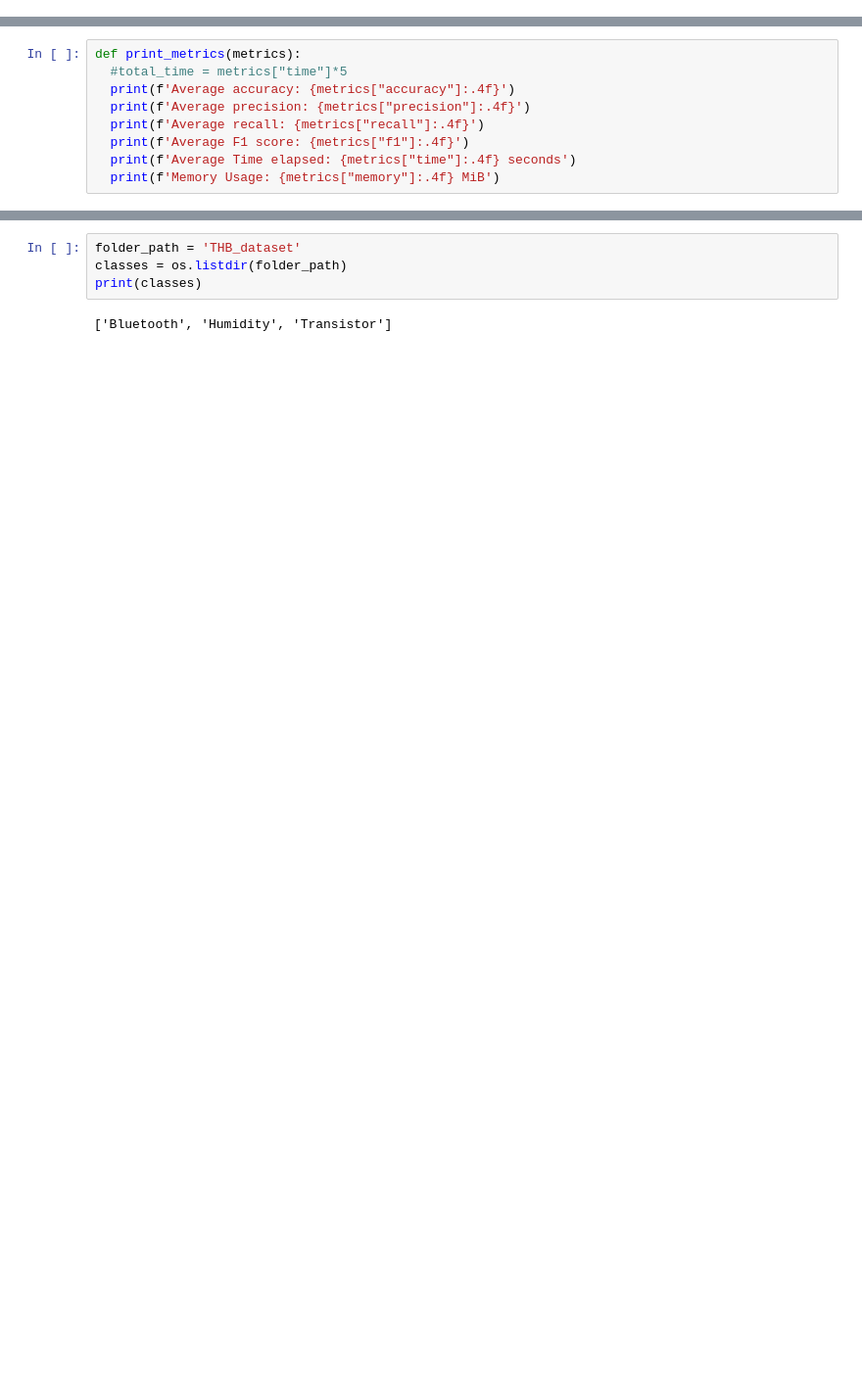
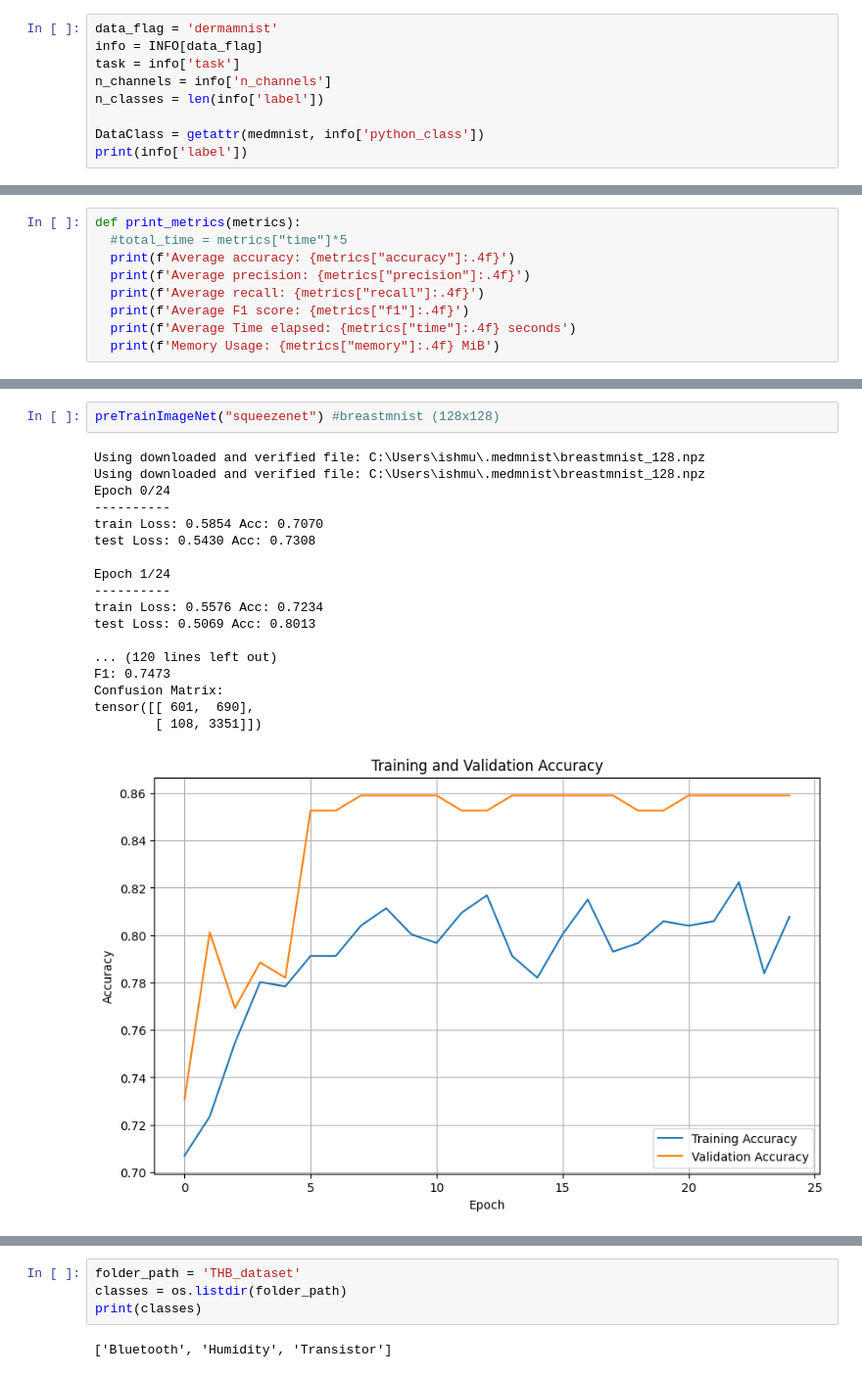
Before and after one commit to AnasIshfaque/Priv-FedTL, a Jupyter notebook: playground/Developing Transfer Learning Model/SqueezeNet_TL.ipynb, the cells around one changed output, grey strips where cells are left out. Shown at 98% size. Cells and saved outputs as stored; diff of their text form; blank space fills up the shorter version.

```diff
--- a/playground/Developing Transfer Learning Model/SqueezeNet_TL.ipynb
+++ b/playground/Developing Transfer Learning Model/SqueezeNet_TL.ipynb
@@ -23,0 +27,9 @@ from sklearn.model_selection import StratifiedKFold
+# %%
+data_flag = 'dermamnist'
+info = INFO[data_flag]
+task = info['task']
+n_channels = info['n_channels']
+n_classes = len(info['label'])
+
+DataClass = getattr(medmnist, info['python_class'])
+print(info['label'])
@@ -322,0 +297,21 @@ def preTrainImageNet(model_name, classes):
+# %%
+preTrainImageNet("squeezenet") #breastmnist (128x128)
+# %% [output]
+Using downloaded and verified file: C:\Users\ishmu\.medmnist\breastmnist_128.npz
+Using downloaded and verified file: C:\Users\ishmu\.medmnist\breastmnist_128.npz
+Epoch 0/24
+----------
+train Loss: 0.5854 Acc: 0.7070
+test Loss: 0.5430 Acc: 0.7308
+
+Epoch 1/24
+----------
+train Loss: 0.5576 Acc: 0.7234
+test Loss: 0.5069 Acc: 0.8013
+
+... (120 lines left out)
+F1: 0.7473
+Confusion Matrix:
+tensor([[ 601,  690],
+        [ 108, 3351]])
+[figure, added]
```
Also changed, not shown: parts of 12 cells of this notebook, 1 other file.
